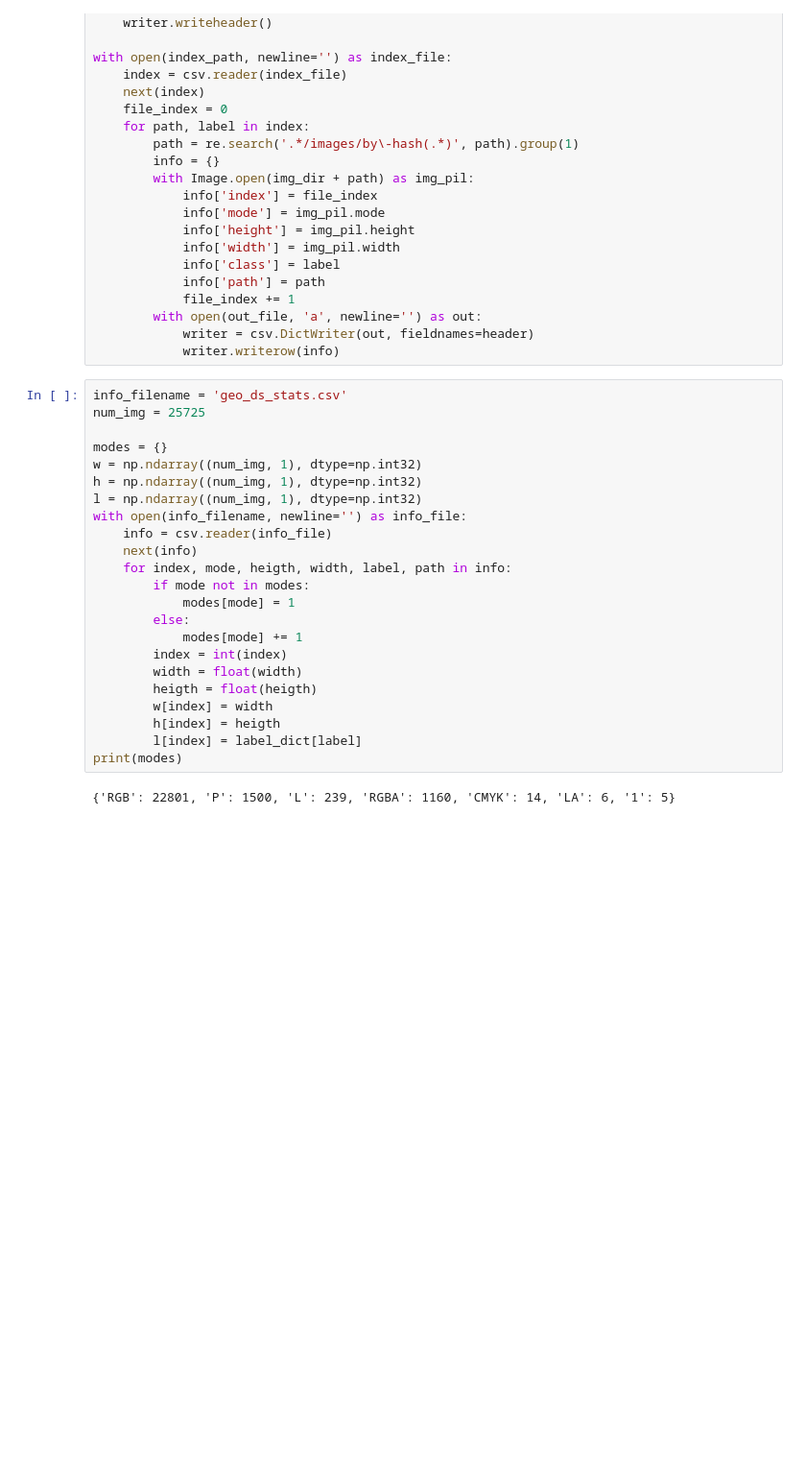
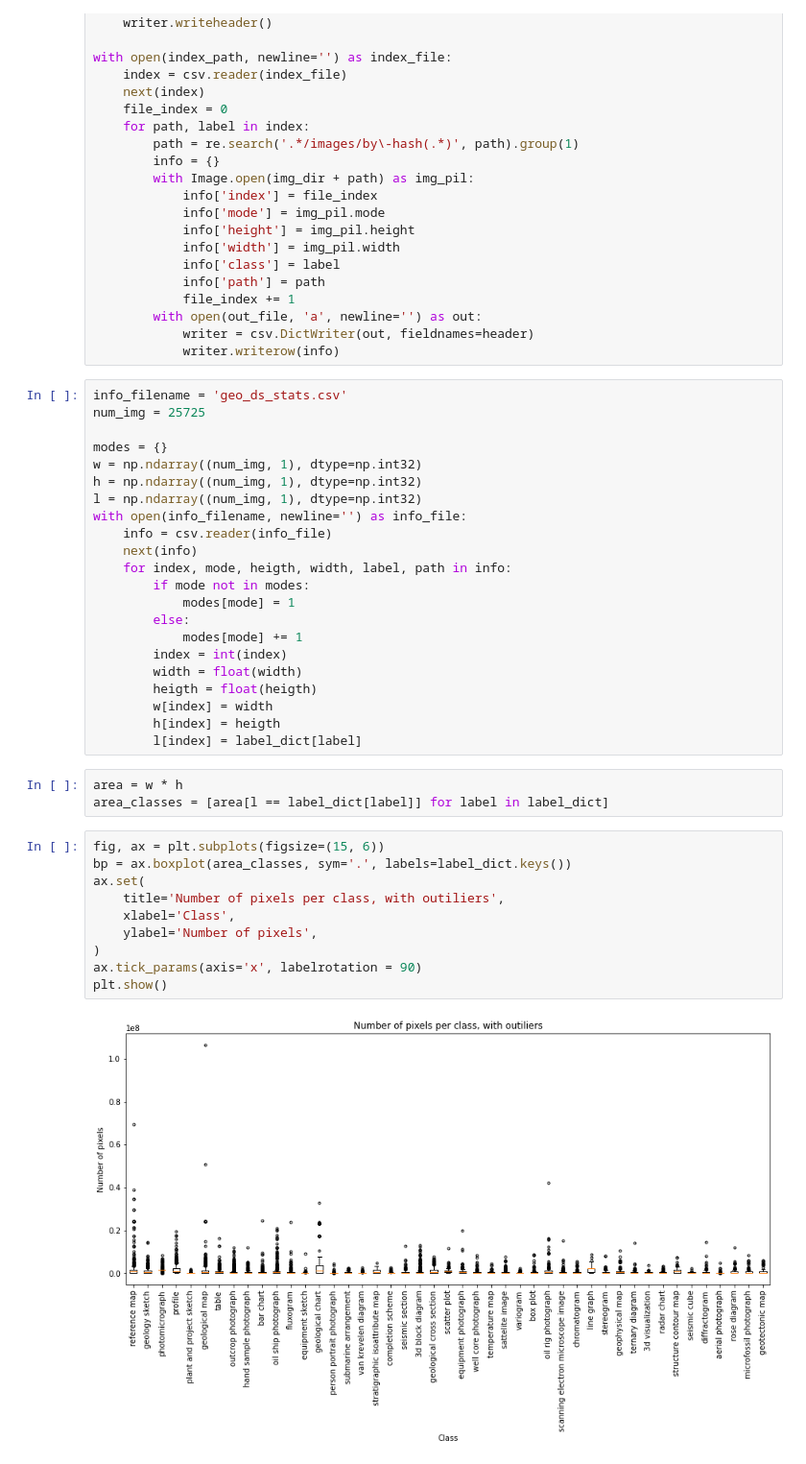
Before and after one commit to jpelayx/mnist-graphs, a Jupyter notebook: geo_ds_stats.ipynb, the cells around one changed output. Shown at 96% size. Saved outputs shown, nothing was run; the diff lists cells and outputs as text; blank space fills up the shorter version.

Commit message:
pretty graphs

```diff
--- a/geo_ds_stats.ipynb
+++ b/geo_ds_stats.ipynb
@@ -113,6 +114,18 @@ with open(info_filename, newline='') as info_file:
         w[index] = width
         h[index] = heigth
         l[index] = label_dict[label]
-print(modes)
-# %% [output]
-{'RGB': 22801, 'P': 1500, 'L': 239, 'RGBA': 1160, 'CMYK': 14, 'LA': 6, '1': 5}
+# %%
+area = w * h
+area_classes = [area[l == label_dict[label]] for label in label_dict]
+# %%
+fig, ax = plt.subplots(figsize=(15, 6))
+bp = ax.boxplot(area_classes, sym='.', labels=label_dict.keys())
+ax.set(
+    title='Number of pixels per class, with outiliers',
+    xlabel='Class',
+    ylabel='Number of pixels',
+)
+ax.tick_params(axis='x', labelrotation = 90)
+plt.show()
+# %% [output]
+[figure, added]
```
Also changed, not shown: parts of 7 cells of this notebook.
